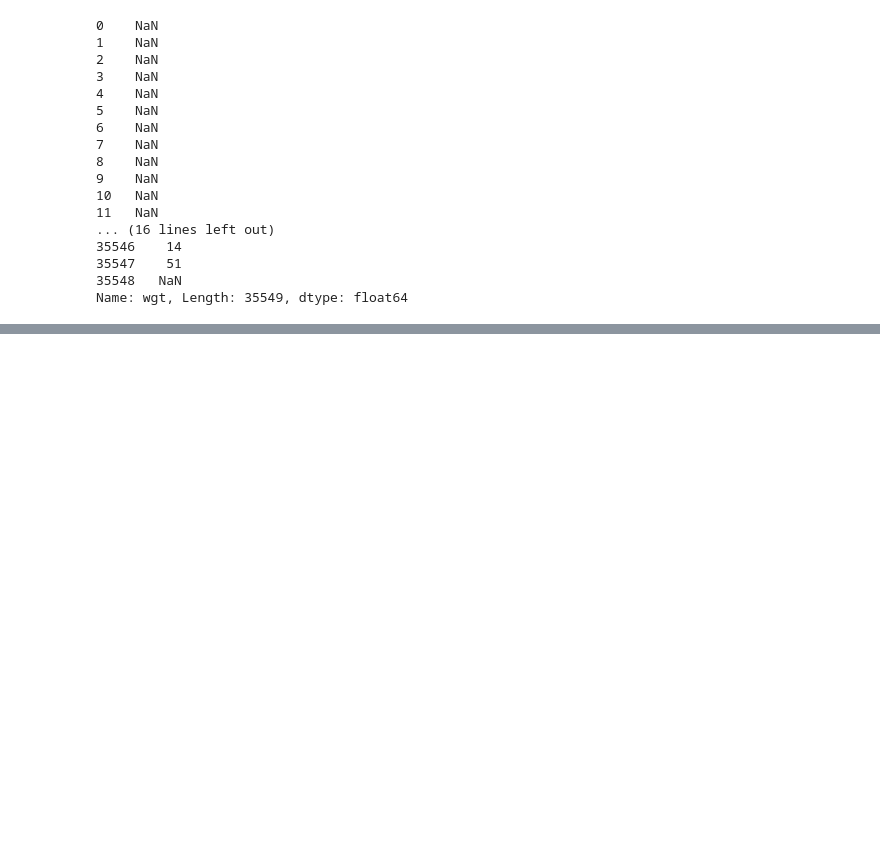
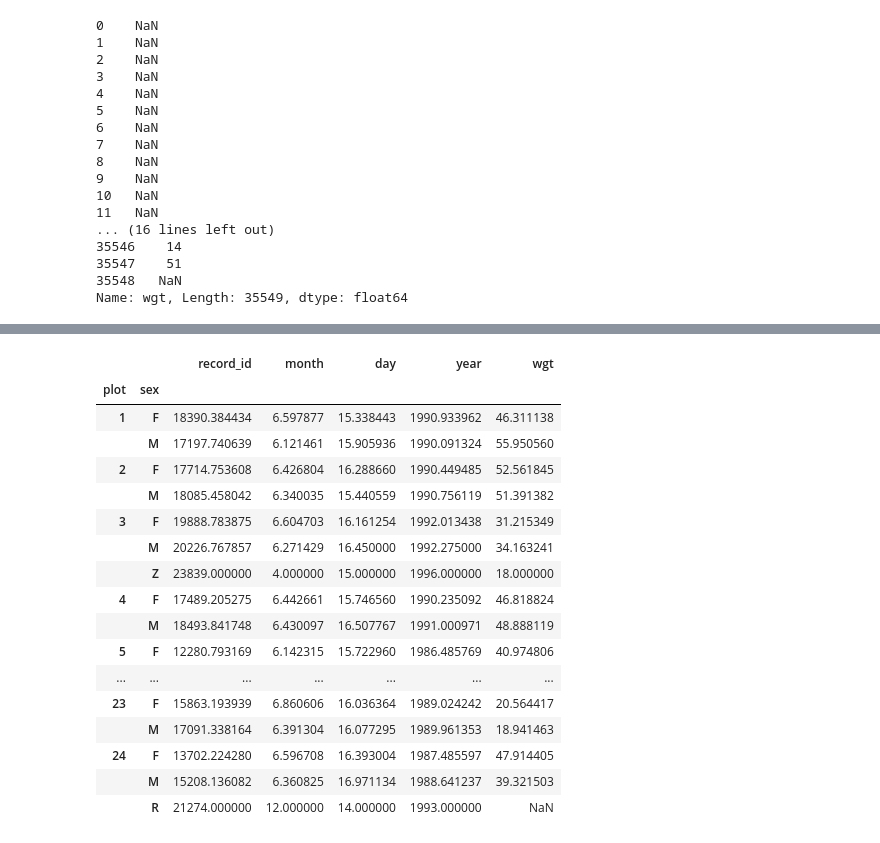
Before and after one commit to lwasser/DC-SEA-Python-OldWorkingRepo, a Jupyter notebook: lesson01.ipynb, the cells around one changed output, grey strips where cells are left out. Cells and saved outputs as stored; diff of their text form; code cells hidden in the pictures; blank space fills up the shorter version.

```diff
--- a/lesson01.ipynb
+++ b/lesson01.ipynb
@@ -645,0 +683,23 @@ Name: wgt, Length: 35549, dtype: float64
+# %%
+sorted2 = dat.groupby(['plot','sex'])
+# %%
+sorted2.mean()
+# %% [output]
+|  |  | record_id | month | day | year | wgt |
+| plot | sex |  |  |  |  |  |
+| 1 | F | 18390.384434 | 6.597877 | 15.338443 | 1990.933962 | 46.311138 |
+|  | M | 17197.740639 | 6.121461 | 15.905936 | 1990.091324 | 55.950560 |
+| 2 | F | 17714.753608 | 6.426804 | 16.288660 | 1990.449485 | 52.561845 |
+|  | M | 18085.458042 | 6.340035 | 15.440559 | 1990.756119 | 51.391382 |
+| 3 | F | 19888.783875 | 6.604703 | 16.161254 | 1992.013438 | 31.215349 |
+|  | M | 20226.767857 | 6.271429 | 16.450000 | 1992.275000 | 34.163241 |
+|  | Z | 23839.000000 | 4.000000 | 15.000000 | 1996.000000 | 18.000000 |
+| 4 | F | 17489.205275 | 6.442661 | 15.746560 | 1990.235092 | 46.818824 |
+|  | M | 18493.841748 | 6.430097 | 16.507767 | 1991.000971 | 48.888119 |
+| 5 | F | 12280.793169 | 6.142315 | 15.722960 | 1986.485769 | 40.974806 |
+| ... | ... | ... | ... | ... | ... | ... |
+| 23 | F | 15863.193939 | 6.860606 | 16.036364 | 1989.024242 | 20.564417 |
+|  | M | 17091.338164 | 6.391304 | 16.077295 | 1989.961353 | 18.941463 |
+| 24 | F | 13702.224280 | 6.596708 | 16.393004 | 1987.485597 | 47.914405 |
+|  | M | 15208.136082 | 6.360825 | 16.971134 | 1988.641237 | 39.321503 |
+|  | R | 21274.000000 | 12.000000 | 14.000000 | 1993.000000 | NaN |
```
Also changed, not shown: parts of 11 cells of this notebook, 11 other files.
